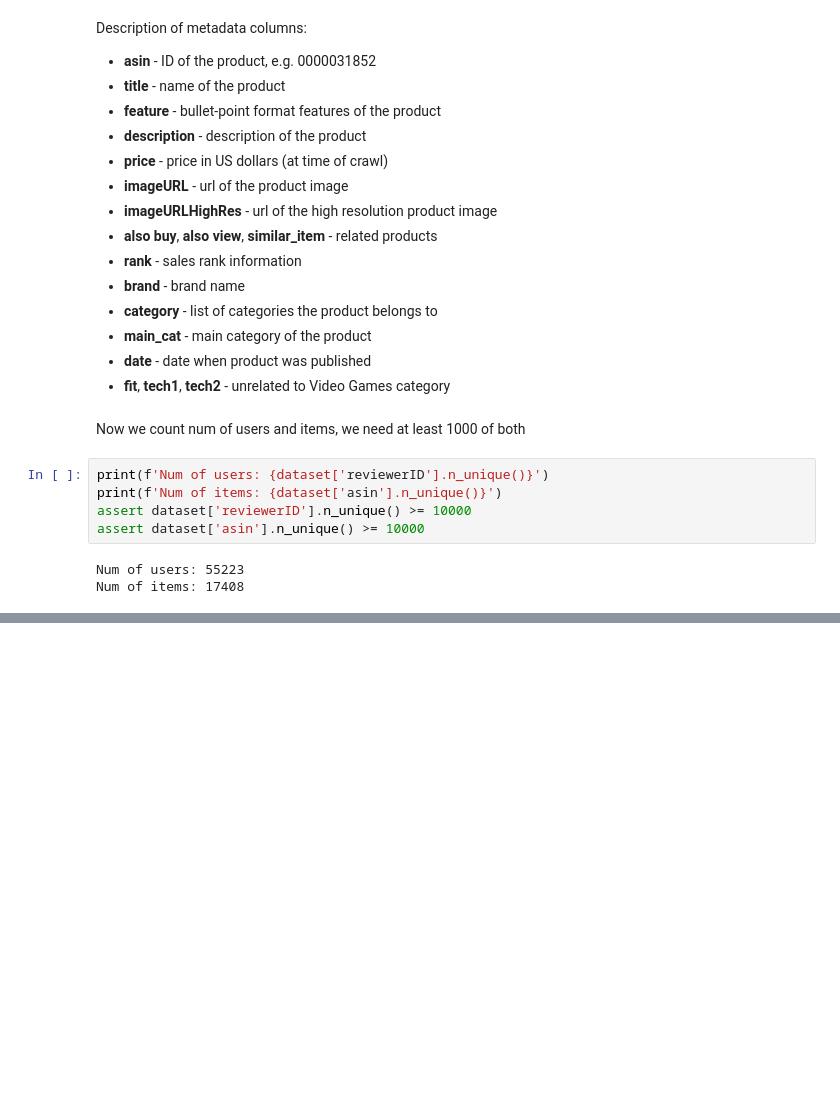
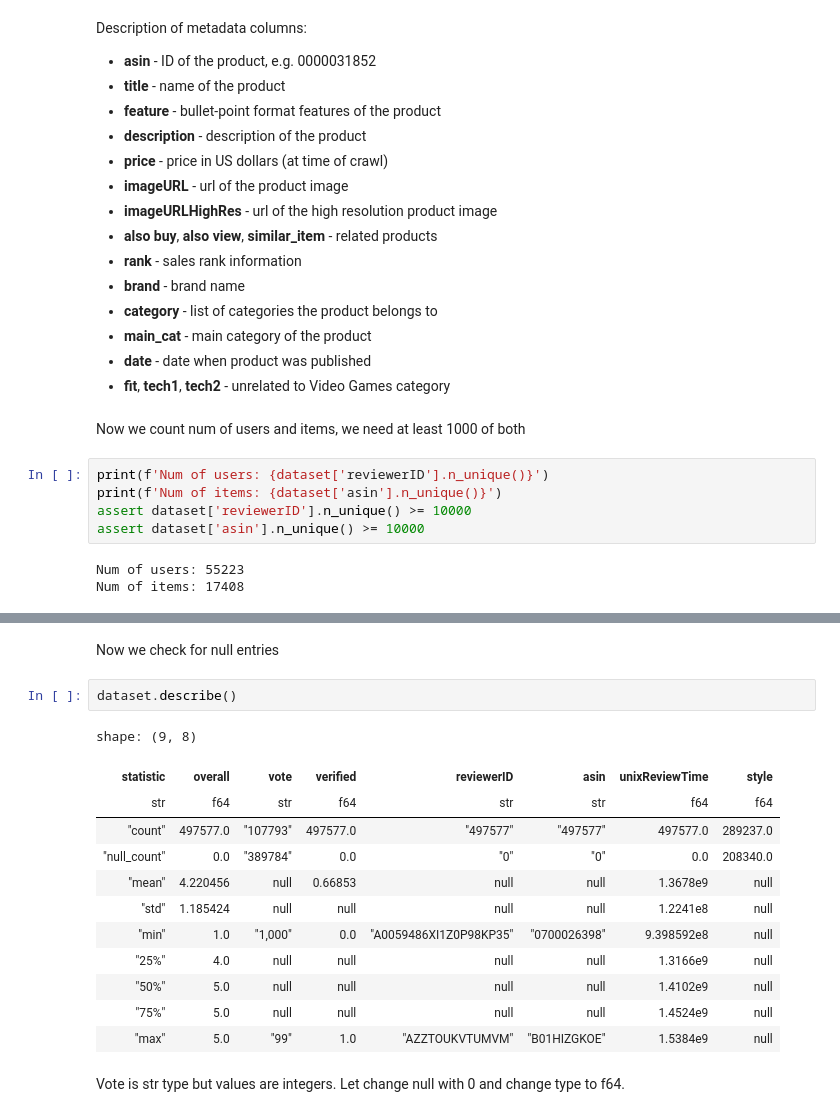
Before and after one commit to DenirtNMOS/recsys-classic-algorithms-, a Jupyter notebook: experiments.ipynb, the cells around one changed output, grey strips where cells are left out. Saved outputs shown, nothing was run; the diff lists cells and outputs as text; blank space fills up the shorter version.

```diff
--- a/experiments.ipynb
+++ b/experiments.ipynb
@@ -78,0 +99,19 @@ Num of items: 17408
+# %% [markdown]
+Now we check for null entries
+# %%
+dataset.describe()
+# %% [output]
+shape: (9, 8)
+| statistic | overall | vote | verified | reviewerID | asin | unixReviewTime | style |
+| str | f64 | str | f64 | str | str | f64 | f64 |
+| "count" | 497577.0 | "107793" | 497577.0 | "497577" | "497577" | 497577.0 | 289237.0 |
+| "null_count" | 0.0 | "389784" | 0.0 | "0" | "0" | 0.0 | 208340.0 |
+| "mean" | 4.220456 | null | 0.66853 | null | null | 1.3678e9 | null |
+| "std" | 1.185424 | null | null | null | null | 1.2241e8 | null |
+| "min" | 1.0 | "1,000" | 0.0 | "A0059486XI1Z0P98KP35" | "0700026398" | 9.398592e8 | null |
+| "25%" | 4.0 | null | null | null | null | 1.3166e9 | null |
+| "50%" | 5.0 | null | null | null | null | 1.4102e9 | null |
+| "75%" | 5.0 | null | null | null | null | 1.4524e9 | null |
+| "max" | 5.0 | "99" | 1.0 | "AZZTOUKVTUMVM" | "B01HIZGKOE" | 1.5384e9 | null |
+# %% [markdown]
+Vote is str type but values are integers. Let change null with 0 and change type to f64.
```
Also changed, not shown: parts of 33 cells of this notebook, 1 other file.
